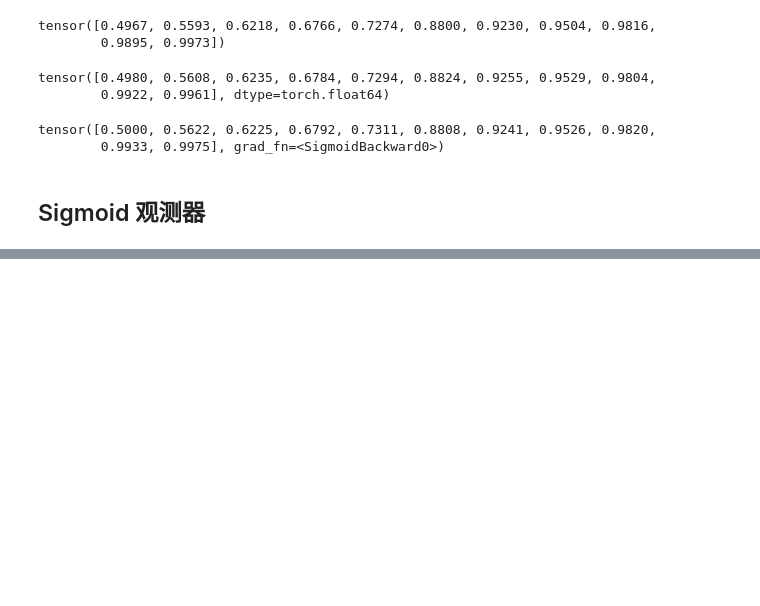
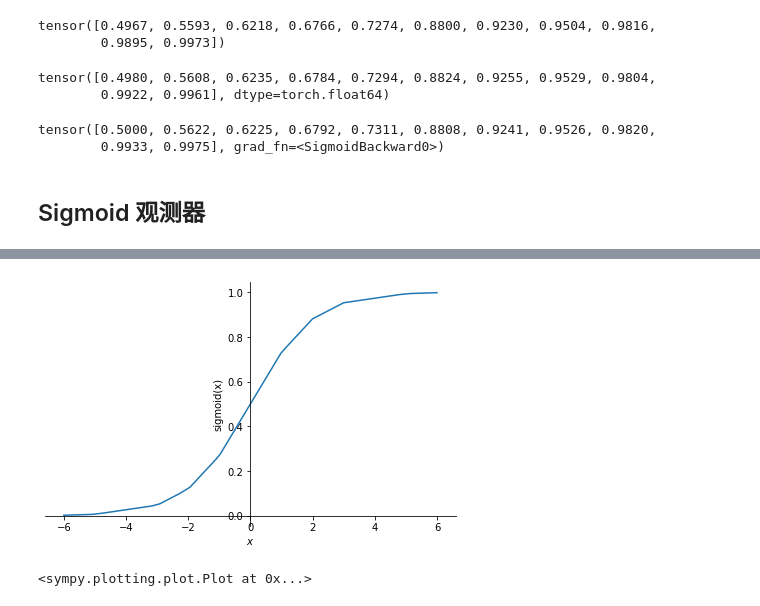
Before and after one commit to xinetzone/torch-book, a Jupyter notebook: doc/tutorial/quant/sigmoid-fx/sigmoid.ipynb, the cells around one changed output, grey strips where cells are left out. Cells and saved outputs as stored; diff of their text form; code cells hidden in the pictures; blank space fills up the shorter version.

```diff
--- a/doc/tutorial/quant/sigmoid.ipynb
+++ b/doc/tutorial/quant/sigmoid-fx/sigmoid.ipynb
@@ -141,3 +141,17 @@ tensor([0.5000, 0.5622, 0.6225, 0.6792, 0.7311, 0.8808, 0.9241, 0.9526, 0.9820,
         0.9933, 0.9975], grad_fn=<SigmoidBackward0>)
 # %% [markdown]
 ## Sigmoid 观测器
+# %%
+from sympy import interpolating_spline, symbols, exp, simplify, oo
+
+def sigmoid(x):
+    x = 1 + exp(-x)
+    return 1/x
+
+x = symbols("x")
+# simplify(sigmoid(1) + sigmoid(-1))
+node_indexes = [-6, -5, -3, -2, -1, 0, 1, 2, 3, 5, 6]
+sigmoid_sym = interpolating_spline(1,
+                                   x,
+                                   node_indexes,
+                                   [float(sigmoid(n)) for n in node_indexes])
@@ -143,0 +162,7 @@ tensor([0.5000, 0.5622, 0.6225, 0.6792, 0.7311, 0.8808, 0.9241, 0.9526, 0.9820,
+# %%
+from sympy.plotting import plot
+
+plot(sigmoid_sym, ylabel="sigmoid(x)")
+# %% [output]
+[figure, added]
+<sympy.plotting.plot.Plot at 0x...>
```
Also changed, not shown: parts of 1 cell of this notebook, 29 other files.
